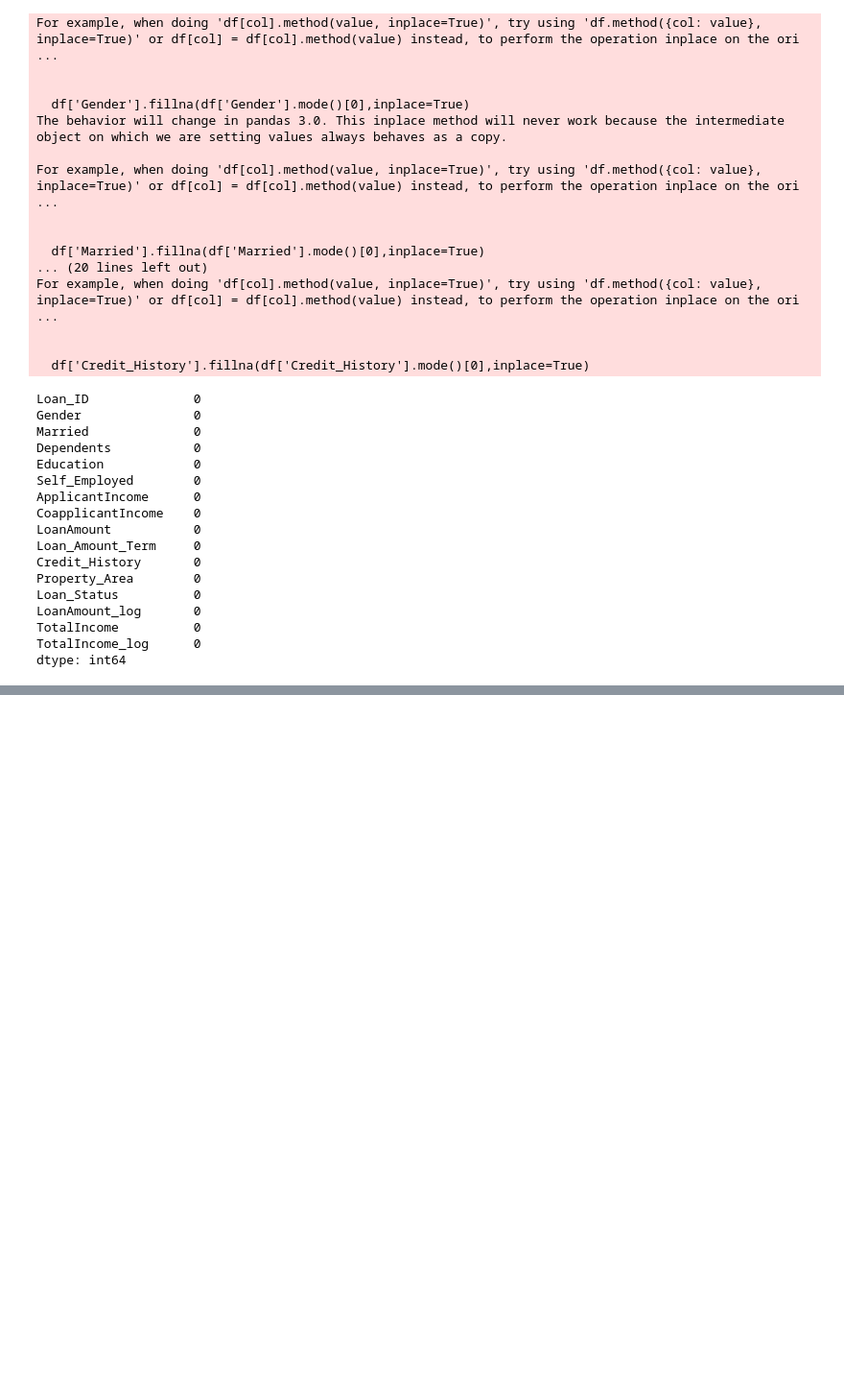
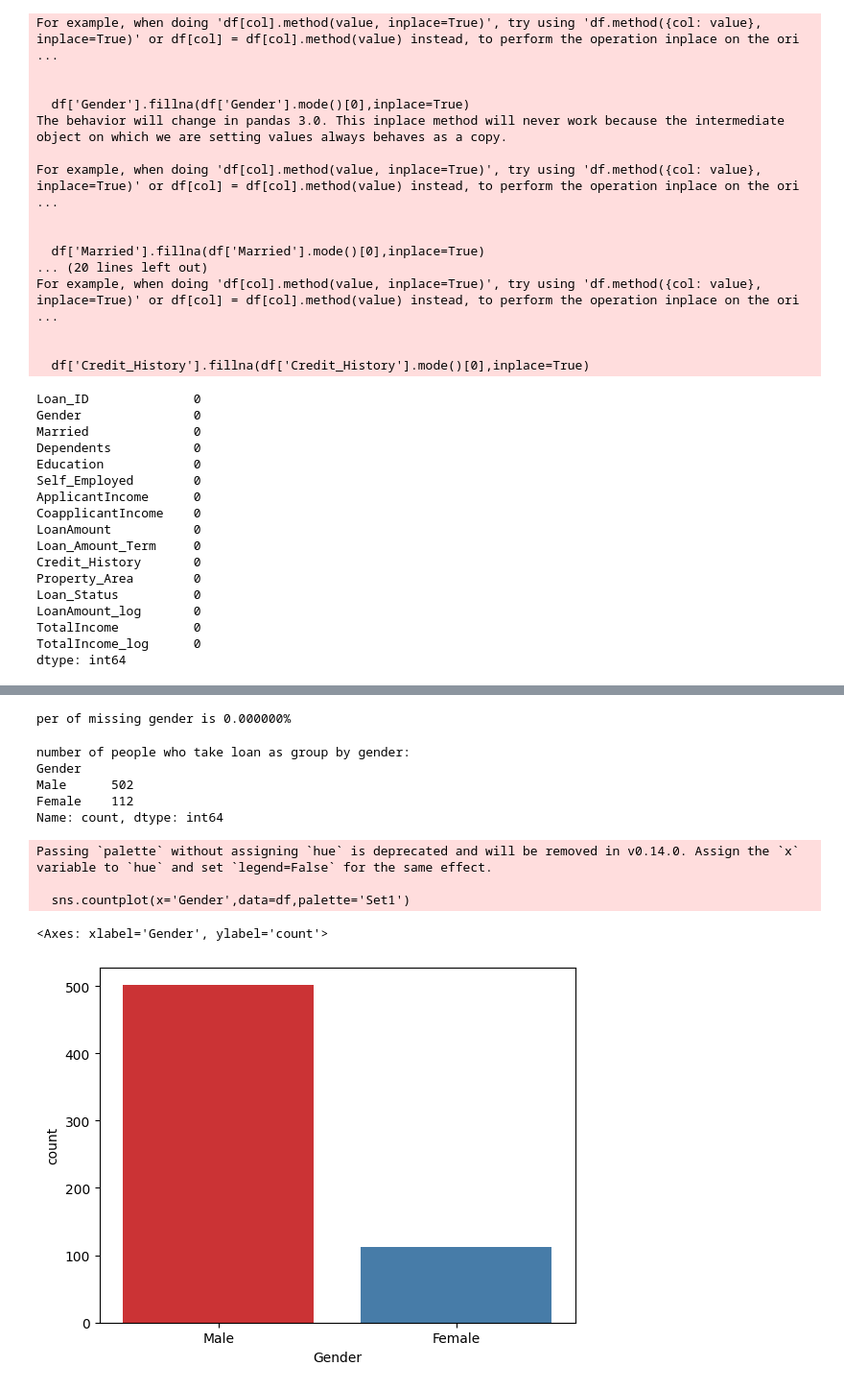
Before and after one commit to huytoncon/Project1, a Jupyter notebook: project_1.ipynb, the cells around one changed output, grey strips where cells are left out. Shown: that part at 96% size. Cells and saved outputs as stored; diff of their text form; code cells hidden in the pictures; blank space fills up the shorter version.

```diff
--- a/project_1.ipynb
+++ b/project_1.ipynb
@@ -136,0 +171,19 @@ dtype: int64
+# %%
+print('per of missing gender is %2f%%'%(df['Gender'].isnull().sum()/df.shape[0]*100))
+# %% [output]
+per of missing gender is 0.000000%
+# %%
+print('number of people who take loan as group by gender:')
+print(df['Gender'].value_counts())
+sns.countplot(x='Gender',data=df,palette='Set1')
+# %% [output]
+number of people who take loan as group by gender:
+Gender
+Male      502
+Female    112
+Name: count, dtype: int64
+Passing `palette` without assigning `hue` is deprecated and will be removed in v0.14.0. Assign the `x` variable to `hue` and set `legend=False` for the same effect.
+
+  sns.countplot(x='Gender',data=df,palette='Set1')
+<Axes: xlabel='Gender', ylabel='count'>
+[figure, added]
```
Also changed, not shown: parts of 3 cells of this notebook.
